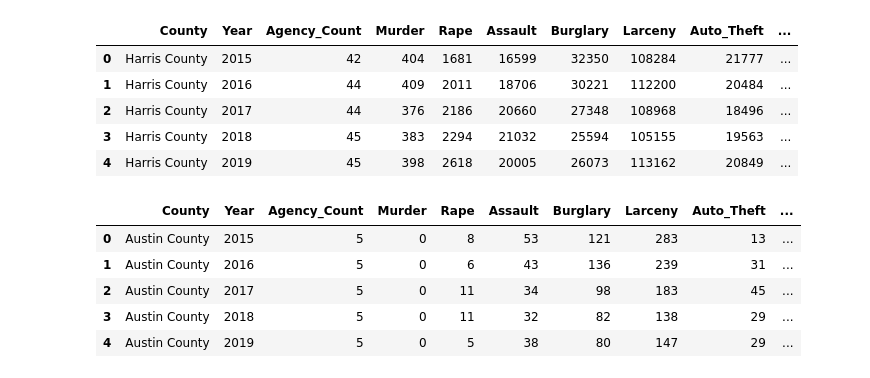
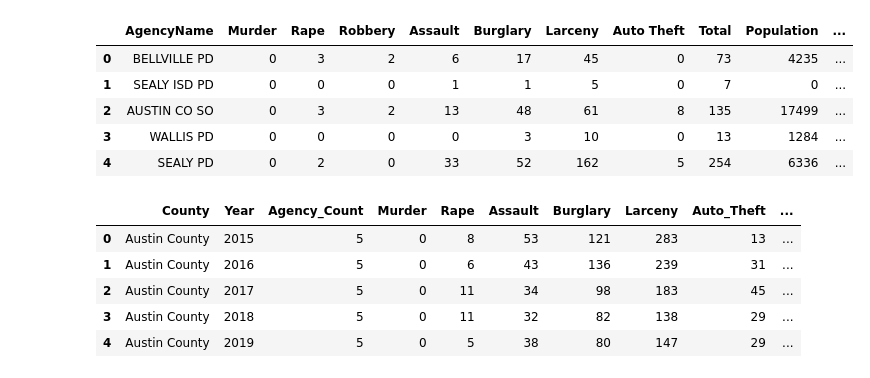
Before and after one commit to MiguelB512/Harris_Crime_Trends, a Jupyter notebook: Seaborn_Testing.ipynb, the cells around one changed output. Cells and saved outputs as stored; diff of their text form; code cells hidden in the pictures.

```diff
--- a/Seaborn_Testing.ipynb
+++ b/Seaborn_Testing.ipynb
@@ -8,18 +8,17 @@ import seaborn as sns
 # %matplotlib inline
 # %%
 # Importing crime data CSV
-crime_df = pd.read_csv('Resources/CSV/crime_data.csv')
-harris_df = pd.read_csv('Resources/CSV/harris_crime_data.csv')
-outer_hou_df = pd.read_csv('Resources/CSV/outter_hou_counties.csv')
+greater_houston_df = pd.read_csv("Resources/CSV/Crime_Index_Greater_Houston_Area_2015_2020.csv")
+
+# Load DF
+greater_houston_df.head()
+# %% [output]
+|  | AgencyName | Murder | Rape | Robbery | Assault | Burglary | Larceny | Auto Theft | Total | Population | ... |
+| 0 | BELLVILLE PD | 0 | 3 | 2 | 6 | 17 | 45 | 0 | 73 | 4235 | ... |
+| 1 | SEALY ISD PD | 0 | 0 | 0 | 1 | 1 | 5 | 0 | 7 | 0 | ... |
+| 2 | AUSTIN CO SO | 0 | 3 | 2 | 13 | 48 | 61 | 8 | 135 | 17499 | ... |
+| 3 | WALLIS PD | 0 | 0 | 0 | 0 | 3 | 10 | 0 | 13 | 1284 | ... |
+| 4 | SEALY PD | 0 | 2 | 0 | 33 | 52 | 162 | 5 | 254 | 6336 | ... |
-# %%
-harris_df.head()
-# %% [output]
-|  | County | Year | Agency_Count | Murder | Rape | Assault | Burglary | Larceny | Auto_Theft | ... |
-| 0 | Harris County | 2015 | 42 | 404 | 1681 | 16599 | 32350 | 108284 | 21777 | ... |
-| 1 | Harris County | 2016 | 44 | 409 | 2011 | 18706 | 30221 | 112200 | 20484 | ... |
-| 2 | Harris County | 2017 | 44 | 376 | 2186 | 20660 | 27348 | 108968 | 18496 | ... |
-| 3 | Harris County | 2018 | 45 | 383 | 2294 | 21032 | 25594 | 105155 | 19563 | ... |
-| 4 | Harris County | 2019 | 45 | 398 | 2618 | 20005 | 26073 | 113162 | 20849 | ... |
 # %%
 outer_hou_df.head()
 # %% [output]
```
Also changed, not shown: parts of 1 cell of this notebook, 6 other files.
